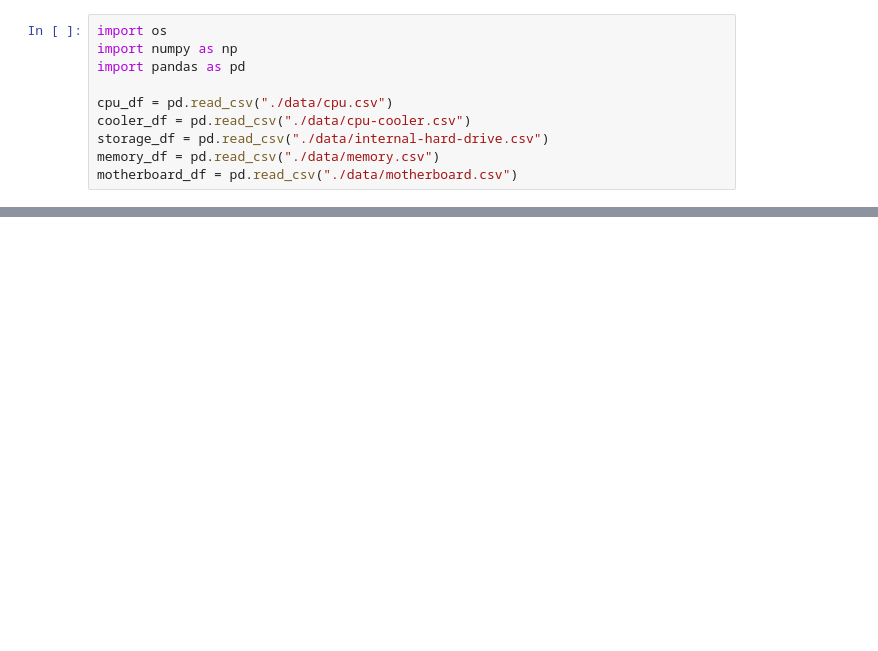
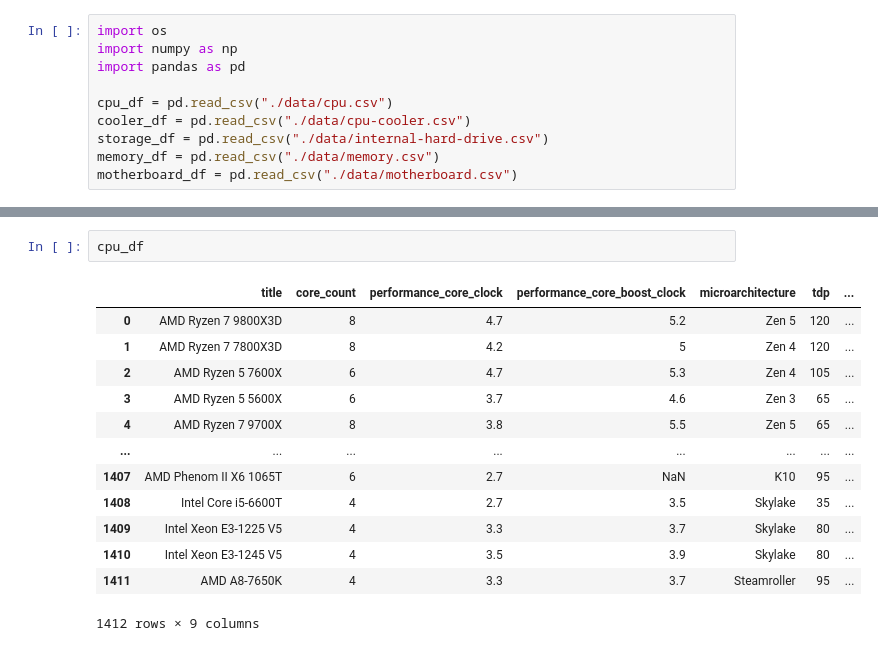
Before and after one commit to manystarsapart/rigai, a Jupyter notebook: scraper/preprocessing.ipynb, the cells around one changed output, grey strips where cells are left out. Cells and saved outputs as stored; diff of their text form; blank space fills up the shorter version.

```diff
--- a/scraper/preprocessing.ipynb
+++ b/scraper/preprocessing.ipynb
@@ -84 +90,17 @@ motherboard_df["price"] = motherboard_df["price"].str.removeprefix("$")
 motherboard_df["max_memory_gb"] = capacity_to_gb(list(motherboard_df["max_memory"]))
+# %%
+cpu_df
+# %% [output]
+|  | title | core_count | performance_core_clock | performance_core_boost_clock | microarchitecture | tdp | ... |
+| 0 | AMD Ryzen 7 9800X3D | 8 | 4.7 | 5.2 | Zen 5 | 120 | ... |
+| 1 | AMD Ryzen 7 7800X3D | 8 | 4.2 | 5 | Zen 4 | 120 | ... |
+| 2 | AMD Ryzen 5 7600X | 6 | 4.7 | 5.3 | Zen 4 | 105 | ... |
+| 3 | AMD Ryzen 5 5600X | 6 | 3.7 | 4.6 | Zen 3 | 65 | ... |
+| 4 | AMD Ryzen 7 9700X | 8 | 3.8 | 5.5 | Zen 5 | 65 | ... |
+| ... | ... | ... | ... | ... | ... | ... | ... |
+| 1407 | AMD Phenom II X6 1065T | 6 | 2.7 | NaN | K10 | 95 | ... |
+| 1408 | Intel Core i5-6600T | 4 | 2.7 | 3.5 | Skylake | 35 | ... |
+| 1409 | Intel Xeon E3-1225 V5 | 4 | 3.3 | 3.7 | Skylake | 80 | ... |
+| 1410 | Intel Xeon E3-1245 V5 | 4 | 3.5 | 3.9 | Skylake | 80 | ... |
+| 1411 | AMD A8-7650K | 4 | 3.3 | 3.7 | Steamroller | 95 | ... |
+1412 rows × 9 columns
```
Also changed, not shown: parts of 7 cells of this notebook, 12 other files.
